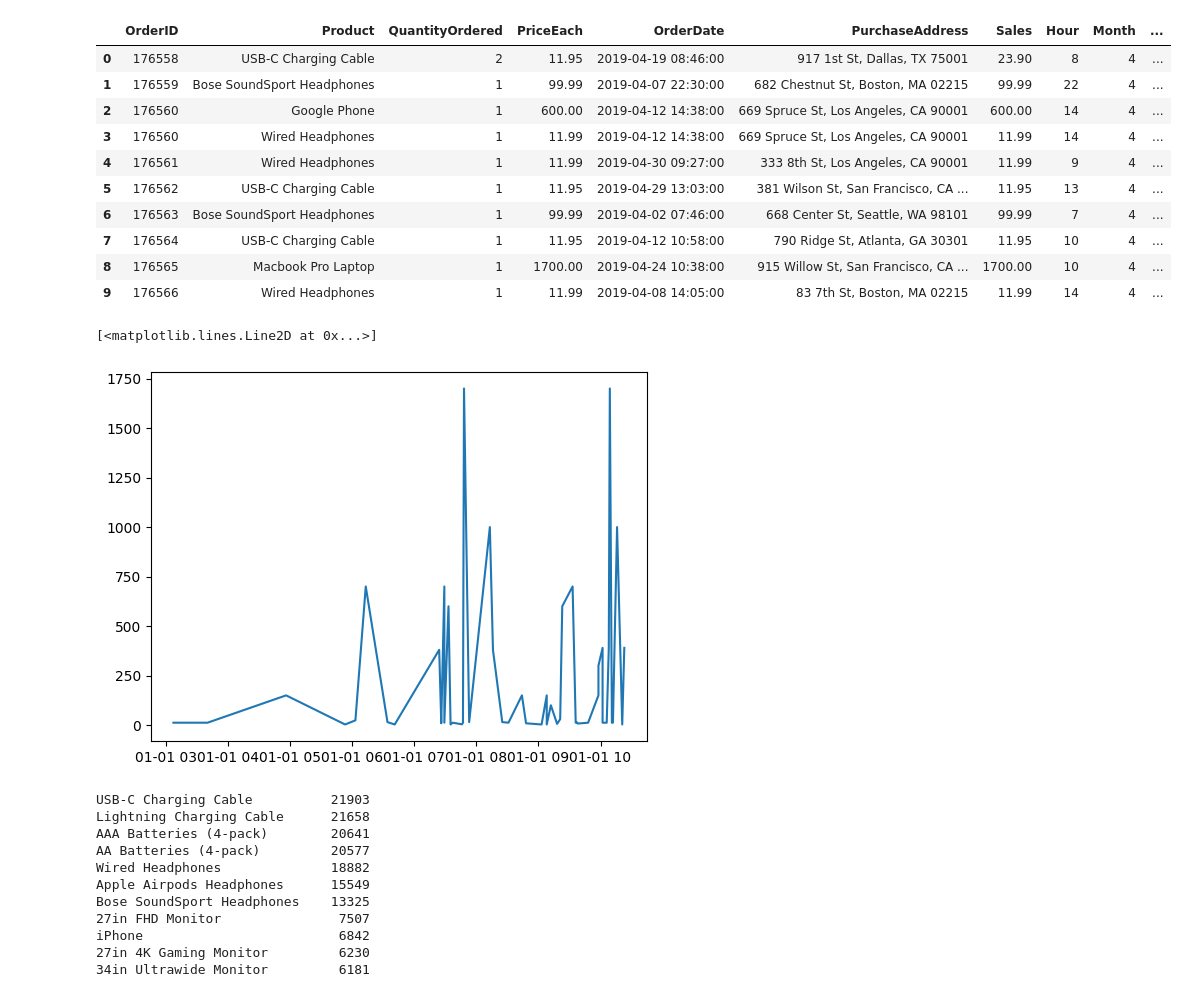
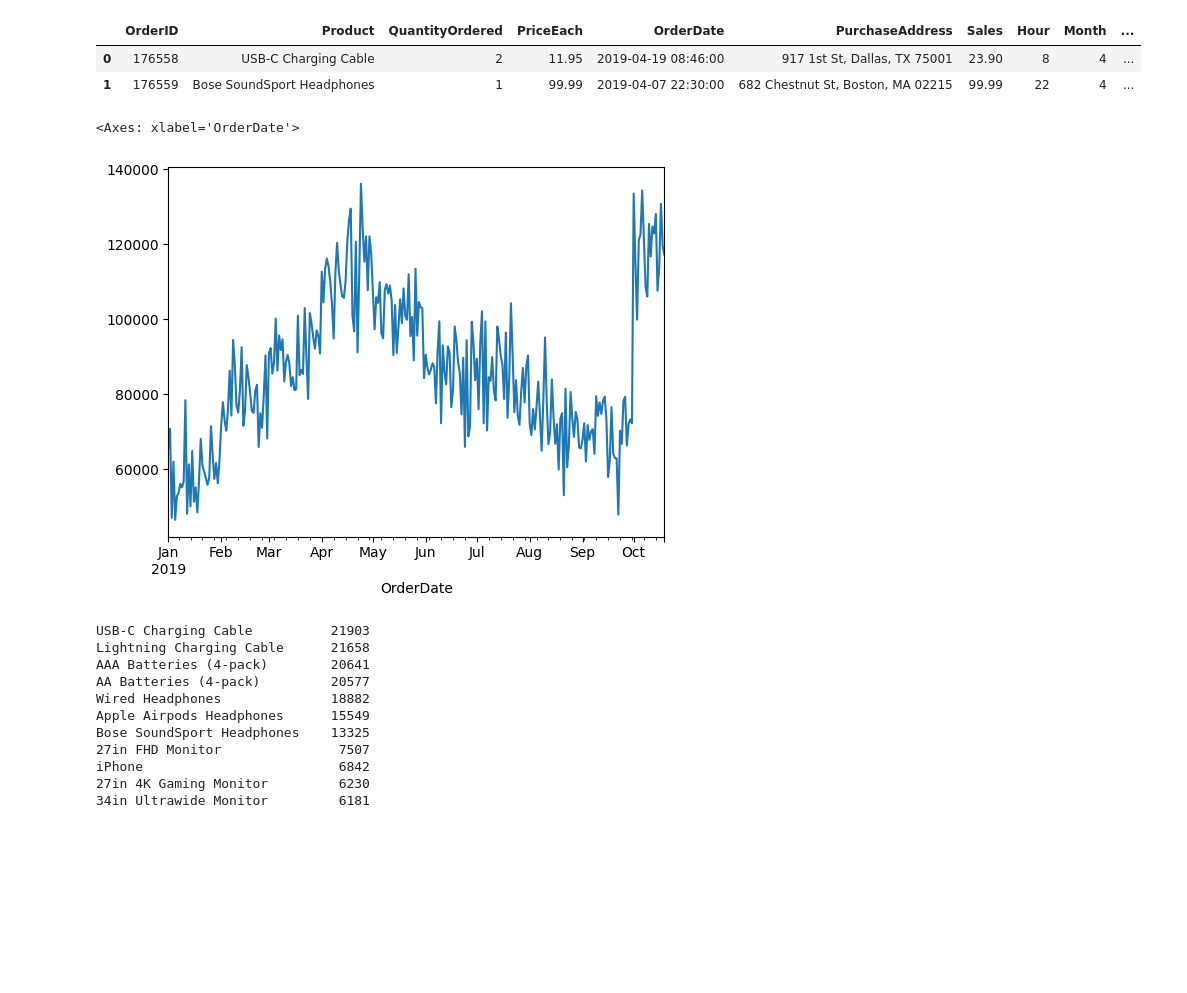
Before and after one commit to AllDataers/SalesPredictionGroupe4, a Jupyter notebook: notebooks/ml_prediction.ipynb, the cells around one changed output. Cells and saved outputs as stored; diff of their text form; code cells hidden in the pictures; blank space fills up the shorter version.

```diff
--- a/notebooks/ml_prediction.ipynb
+++ b/notebooks/ml_prediction.ipynb
@@ -5,16 +5,8 @@ import numpy as np
 # %%
 initial_df = pd.read_csv("../data/processed_data/sales_2019.csv", parse_dates=["OrderDate"])
 # %%
-initial_df.head(10)
+initial_df.head(2)
 # %% [output]
 |  | OrderID | Product | QuantityOrdered | PriceEach | OrderDate | PurchaseAddress | Sales | Hour | Month | ... |
 | 0 | 176558 | USB-C Charging Cable | 2 | 11.95 | 2019-04-19 08:46:00 | 917 1st St, Dallas, TX 75001 | 23.90 | 8 | 4 | ... |
 | 1 | 176559 | Bose SoundSport Headphones | 1 | 99.99 | 2019-04-07 22:30:00 | 682 Chestnut St, Boston, MA 02215 | 99.99 | 22 | 4 | ... |
-| 2 | 176560 | Google Phone | 1 | 600.00 | 2019-04-12 14:38:00 | 669 Spruce St, Los Angeles, CA 90001 | 600.00 | 14 | 4 | ... |
-| 3 | 176560 | Wired Headphones | 1 | 11.99 | 2019-04-12 14:38:00 | 669 Spruce St, Los Angeles, CA 90001 | 11.99 | 14 | 4 | ... |
-| 4 | 176561 | Wired Headphones | 1 | 11.99 | 2019-04-30 09:27:00 | 333 8th St, Los Angeles, CA 90001 | 11.99 | 9 | 4 | ... |
-| 5 | 176562 | USB-C Charging Cable | 1 | 11.95 | 2019-04-29 13:03:00 | 381 Wilson St, San Francisco, CA ... | 11.95 | 13 | 4 | ... |
-| 6 | 176563 | Bose SoundSport Headphones | 1 | 99.99 | 2019-04-02 07:46:00 | 668 Center St, Seattle, WA 98101 | 99.99 | 7 | 4 | ... |
-| 7 | 176564 | USB-C Charging Cable | 1 | 11.95 | 2019-04-12 10:58:00 | 790 Ridge St, Atlanta, GA 30301 | 11.95 | 10 | 4 | ... |
-| 8 | 176565 | Macbook Pro Laptop | 1 | 1700.00 | 2019-04-24 10:38:00 | 915 Willow St, San Francisco, CA ... | 1700.00 | 10 | 4 | ... |
-| 9 | 176566 | Wired Headphones | 1 | 11.99 | 2019-04-08 14:05:00 | 83 7th St, Boston, MA 02215 | 11.99 | 14 | 4 | ... |
@@ -21,10 +20,10 @@ initial_df.head(10)
+# %%
+X_train.plot()
+# %% [output]
+<Axes: xlabel='OrderDate'>
+[figure, added]
 # %%
 initial_df = initial_df.sort_values(by=["OrderDate"], ascending=True)
-# %%
-plt.plot(initial_df["OrderDate"].iloc[0:50], initial_df["Sales"].iloc[0:50])
-# %% [output]
-[<matplotlib.lines.Line2D at 0x...>]
-[figure, removed]
 # %%
 initial_df["Product"].value_counts()
 # %% [output]
```
Also changed, not shown: parts of 23 cells of this notebook.
